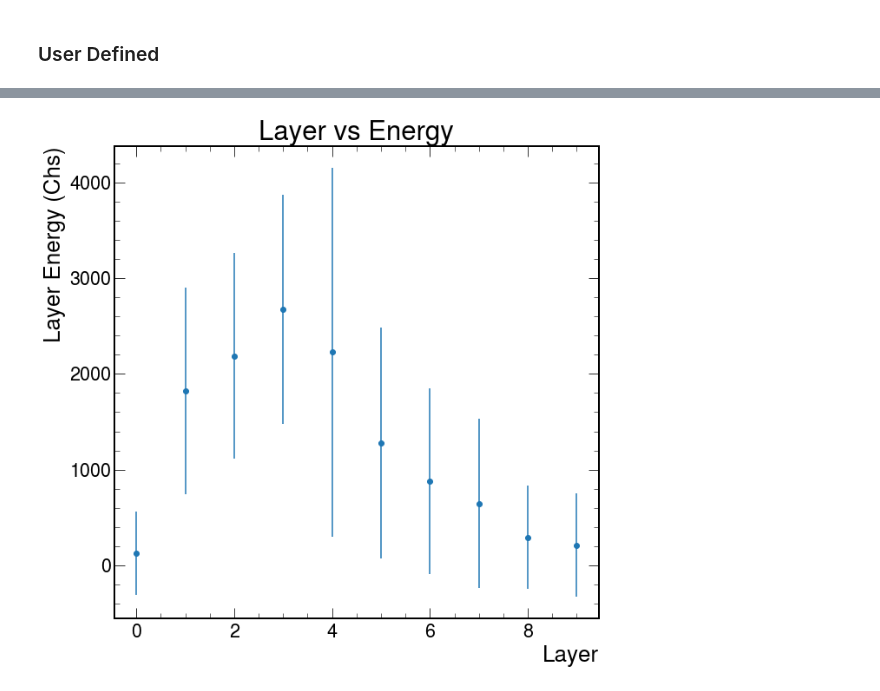
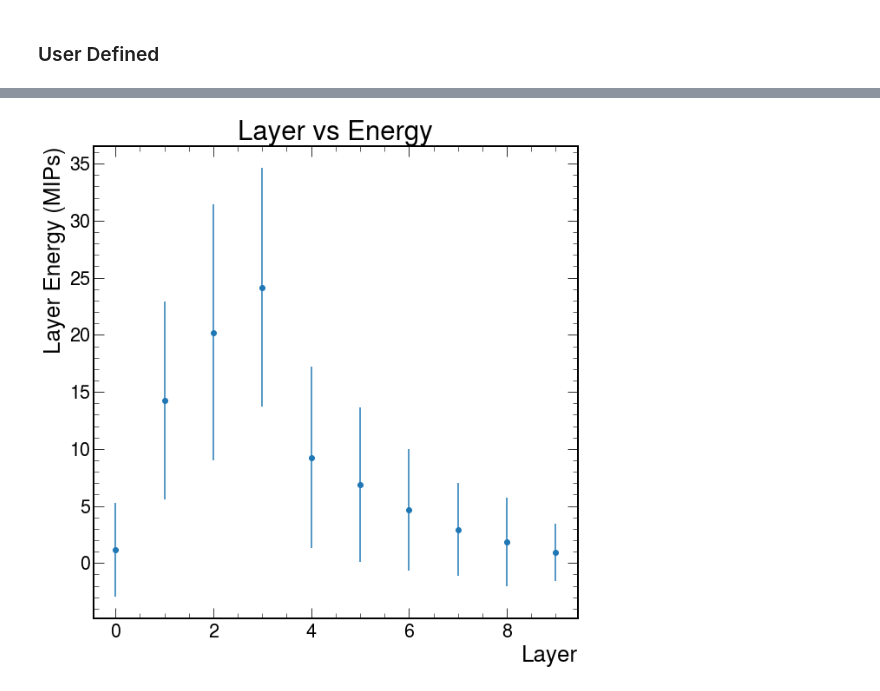
Before and after one commit to sebouh137/beamtest_plots, a Jupyter notebook: Prototype Analysis.ipynb, the cells around one changed output, grey strips where cells are left out. Saved outputs shown, nothing was run; the diff lists cells and outputs as text; code cells hidden in the pictures.

```diff
--- a/Prototype Analysis.ipynb
+++ b/Prototype Analysis.ipynb
@@ -10,8 +10,9 @@ plt.style.use(hep.style.ROOT)
 # %% [markdown]
 ### User Defined
 # %%
-ptrigDF = pd.read_pickle(r'./COSMIC_LG50_HG63_4k_R35.pkl')
+ptrigDF = pd.read_pickle(r'./PTRIG_LG50_HG63_8k_R37.pkl')
 df = pd.read_pickle(r'./BEAM_LG50_HG63_8k_R36.pkl')
+ADCmult = 2
 # %%
 fig, axs=plt.subplots(4, 10, figsize=(0.5*len(ptrigDF.columns),15),sharey=True,sharex=True)
 i=0
@@ -315,0 +399,35 @@ for i in range(10):
+# %%
+import statistics
+fig, axs=plt.subplots(2, 5, figsize=(0.3*len(df.columns),10),sharey=True,sharex=True)
+
+ADClayerMed = []
+ADClayerErr = []
+for i in range(10):
+    print(i)
+    if i <= 4:
+        plt.sca(axs[0][i])
+    else:
+        plt.sca(axs[1][i-5])
+    plt.rcParams['figure.facecolor']='white'
+    plt.rcParams['savefig.facecolor']='white'
+    plt.rcParams['savefig.bbox']='tight'
+
+
+
+    hist, bin_edges = np.histogram(np.array(ADCtotElayer[i]),range=(0,5000*ADCmult),bins=50)
+    bin_centres = (bin_edges[:-1] + bin_edges[1:])/2
+
+
+    plt.errorbar(bin_centres, y=hist, yerr=np.sqrt(hist),fmt='o')
+
+    ADClayerMed.append(statistics.median(ADCtotElayer[i]))
+    ADClayerErr.append(statistics.pstdev(ADCtotElayer[i]))
+
+
+    plt.errorbar(bin_centres, y=hist, yerr=np.sqrt(hist),fmt='o')
+    plt.xlabel("Layer Energy (ADCs)")
+    plt.ylabel("Counts")
+    plt.yscale("log")
+    plt.title("Layer {}".format("{:02d}".format(i)))
+
+    plt.tight_layout()
@@ -316,11 +446,10 @@ for i in range(10):
 # %%
-#plt.scatter(range(0,10),layerMeans)
-plt.errorbar(range(0,10), layerMeans, yerr=layerErr, fmt="o")
+plt.errorbar(range(0,10), layerMed, yerr=layerErr, fmt="o")
 
 plt.xlabel('Layer')
-plt.ylabel('Layer Energy (Chs)')
+plt.ylabel('Layer Energy (MIPs)')
 plt.title("Layer vs Energy")
-#plt.ylim(0,6)
+
 plt.show()
 # %% [output]
-[figure, old version]
+[figure, new version]
```
Also changed, not shown: parts of 14 cells of this notebook.
